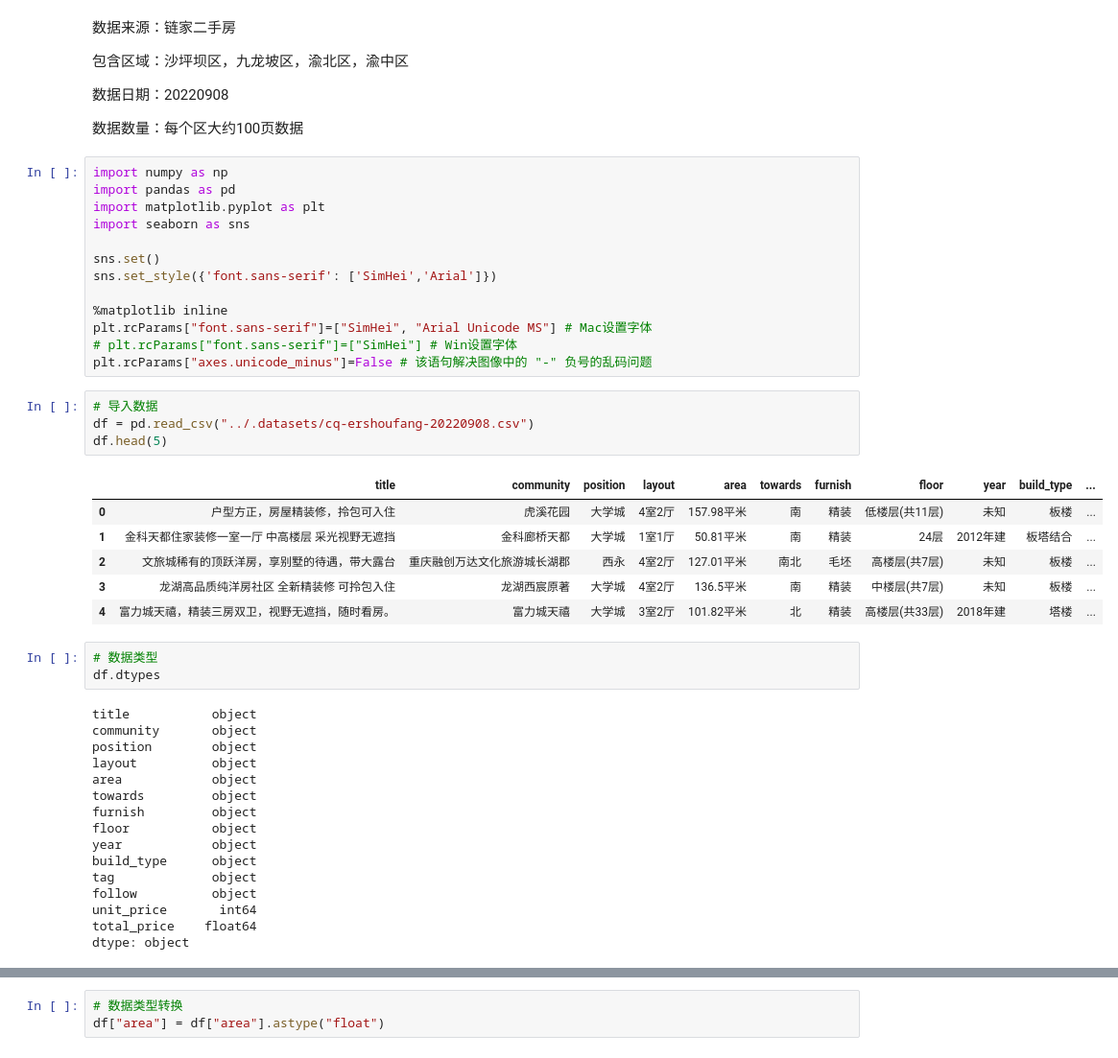
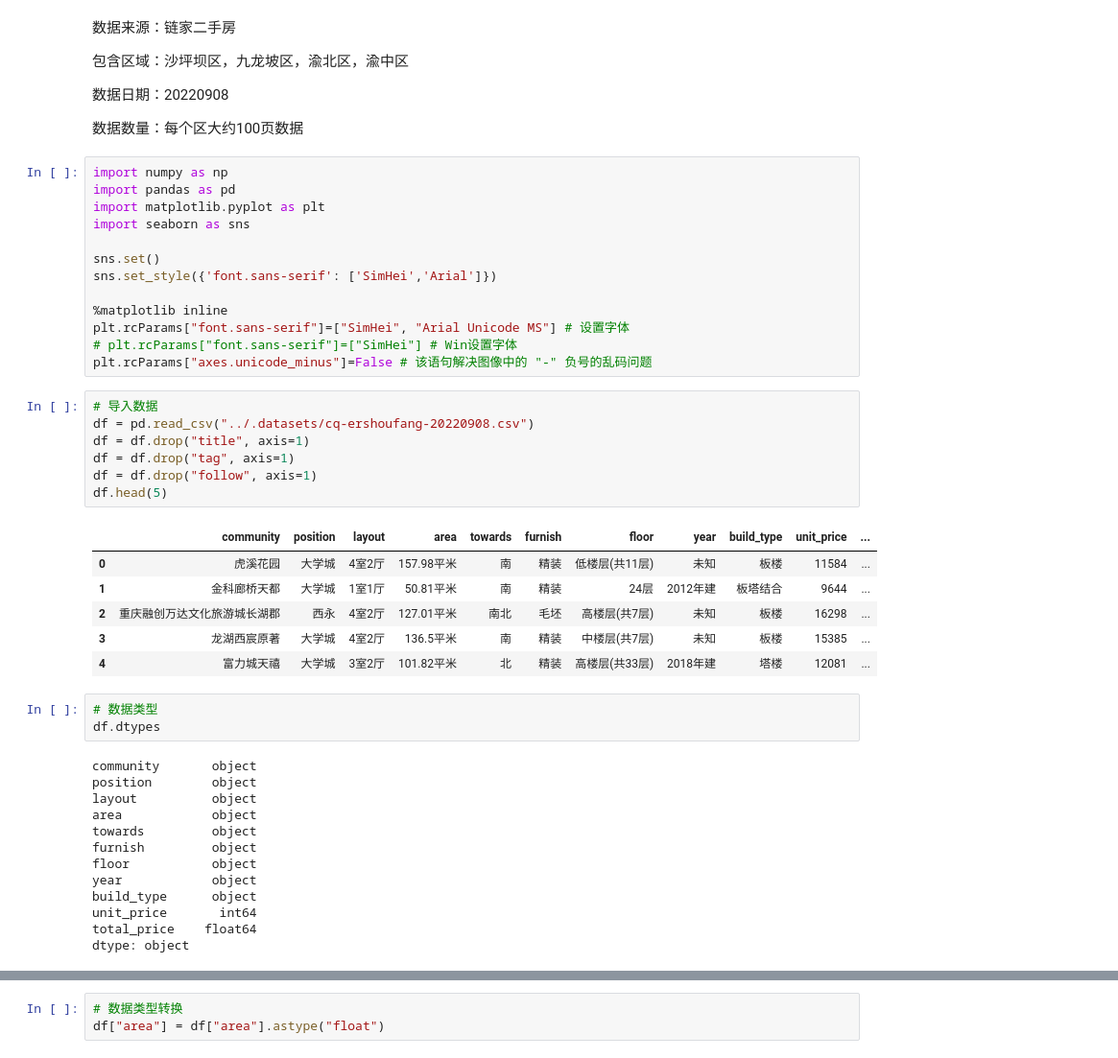
Before and after one commit to ssshier/mkdocs, a Jupyter notebook: ipynb/data-analysis-cq-ershoufang.ipynb, the cells around one changed output, grey strips where cells are left out. Shown: that part at 96% size. Cells and saved outputs as stored; diff of their text form.

```diff
--- a/ipynb/data-analysis-cq-ershoufang.ipynb
+++ b/ipynb/data-analysis-cq-ershoufang.ipynb
@@ -18,25 +18,27 @@ sns.set()
 sns.set_style({'font.sans-serif': ['SimHei','Arial']})
 
 %matplotlib inline
-plt.rcParams["font.sans-serif"]=["SimHei", "Arial Unicode MS"] # Mac设置字体
+plt.rcParams["font.sans-serif"]=["SimHei", "Arial Unicode MS"] # 设置字体
 # plt.rcParams["font.sans-serif"]=["SimHei"] # Win设置字体
 plt.rcParams["axes.unicode_minus"]=False # 该语句解决图像中的 "-" 负号的乱码问题
 # %%
 # 导入数据
 df = pd.read_csv("../.datasets/cq-ershoufang-20220908.csv")
+df = df.drop("title", axis=1)
+df = df.drop("tag", axis=1)
+df = df.drop("follow", axis=1)
 df.head(5)
 # %% [output]
-|  | title | community | position | layout | area | towards | furnish | floor | year | build_type | ... |
-| 0 | 户型方正，房屋精装修，拎包可入住 | 虎溪花园 | 大学城 | 4室2厅 | 157.98平米 | 南 | 精装 | 低楼层(共11层) | 未知 | 板楼 | ... |
-| 1 | 金科天都住家装修一室一厅 中高楼层 采光视野无遮挡 | 金科廊桥天都 | 大学城 | 1室1厅 | 50.81平米 | 南 | 精装 | 24层 | 2012年建 | 板塔结合 | ... |
-| 2 | 文旅城稀有的顶跃洋房，享别墅的待遇，带大露台 | 重庆融创万达文化旅游城长湖郡 | 西永 | 4室2厅 | 127.01平米 | 南北 | 毛坯 | 高楼层(共7层) | 未知 | 板楼 | ... |
-| 3 | 龙湖高品质纯洋房社区 全新精装修 可拎包入住 | 龙湖西宸原著 | 大学城 | 4室2厅 | 136.5平米 | 南 | 精装 | 中楼层(共7层) | 未知 | 板楼 | ... |
-| 4 | 富力城天禧，精装三房双卫，视野无遮挡，随时看房。 | 富力城天禧 | 大学城 | 3室2厅 | 101.82平米 | 北 | 精装 | 高楼层(共33层) | 2018年建 | 塔楼 | ... |
+|  | community | position | layout | area | towards | furnish | floor | year | build_type | unit_price | ... |
+| 0 | 虎溪花园 | 大学城 | 4室2厅 | 157.98平米 | 南 | 精装 | 低楼层(共11层) | 未知 | 板楼 | 11584 | ... |
+| 1 | 金科廊桥天都 | 大学城 | 1室1厅 | 50.81平米 | 南 | 精装 | 24层 | 2012年建 | 板塔结合 | 9644 | ... |
+| 2 | 重庆融创万达文化旅游城长湖郡 | 西永 | 4室2厅 | 127.01平米 | 南北 | 毛坯 | 高楼层(共7层) | 未知 | 板楼 | 16298 | ... |
+| 3 | 龙湖西宸原著 | 大学城 | 4室2厅 | 136.5平米 | 南 | 精装 | 中楼层(共7层) | 未知 | 板楼 | 15385 | ... |
+| 4 | 富力城天禧 | 大学城 | 3室2厅 | 101.82平米 | 北 | 精装 | 高楼层(共33层) | 2018年建 | 塔楼 | 12081 | ... |
 # %%
 # 数据类型
 df.dtypes
 # %% [output]
-title           object
 community       object
 position        object
 layout          object
@@ -46,8 +48,6 @@ furnish         object
 floor           object
 year            object
 build_type      object
-tag             object
-follow          object
 unit_price       int64
 total_price    float64
 dtype: object
```
Also changed, not shown: parts of 7 cells of this notebook.
